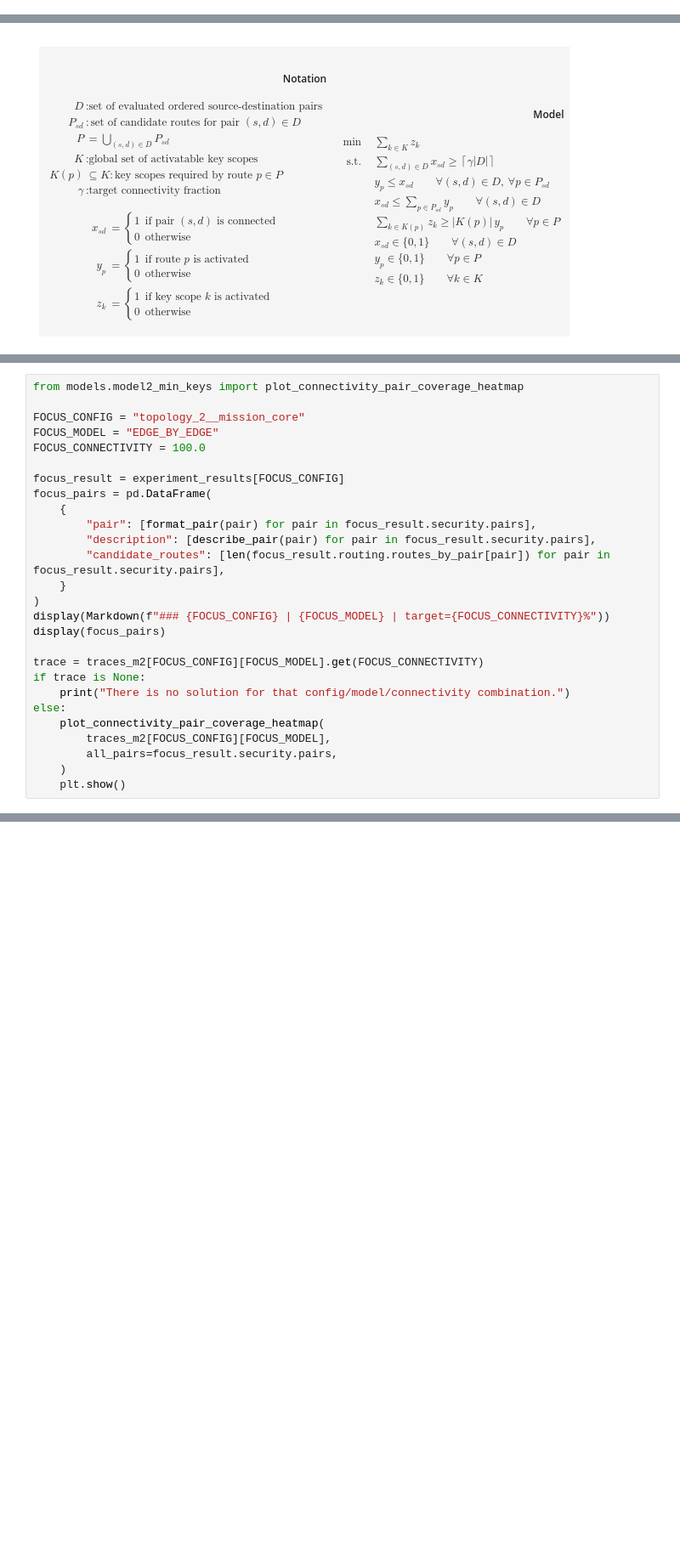
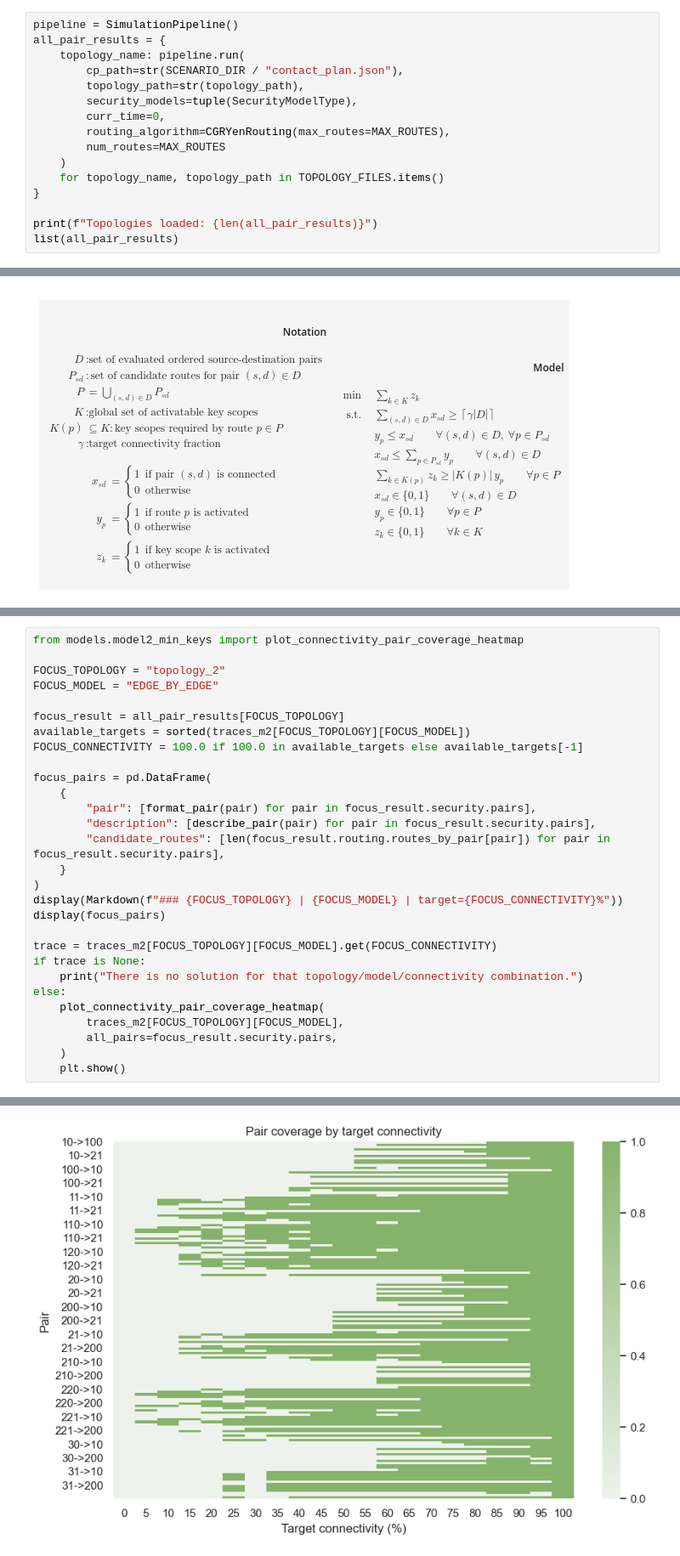
Before and after one commit to ramirofd/dtn-bpsec-pipeline, a Jupyter notebook: scenarios/wisee_nse2_lunar_communication/lunar_comm.ipynb, the cells around one changed output, grey strips where cells are left out. Shown at 85% size. Drawn from its saved outputs; the diff is of its cells as text; blank space fills up the shorter version.

```diff
--- a/scenarios/wisee_nse2_lunar_communication/lunar_comm.ipynb
+++ b/scenarios/wisee_nse2_lunar_communication/lunar_comm.ipynb
@@ -520,0 +121,16 @@ plt.show()
+# %%
+pipeline = SimulationPipeline()
+all_pair_results = {
+    topology_name: pipeline.run(
+        cp_path=str(SCENARIO_DIR / "contact_plan.json"),
+        topology_path=str(topology_path),
+        security_models=tuple(SecurityModelType),
+        curr_time=0,
+        routing_algorithm=CGRYenRouting(max_routes=MAX_ROUTES),
+        num_routes=MAX_ROUTES
+    )
+    for topology_name, topology_path in TOPOLOGY_FILES.items()
+}
+
+print(f"Topologies loaded: {len(all_pair_results)}")
+list(all_pair_results)
@@ -849,11 +358,13 @@ Use this cell to inspect a specific configuration with a pair table, available r
 # %%
 from models.model2_min_keys import plot_connectivity_pair_coverage_heatmap
 
-FOCUS_CONFIG = "topology_2__mission_core"
+FOCUS_TOPOLOGY = "topology_2"
 FOCUS_MODEL = "EDGE_BY_EDGE"
-FOCUS_CONNECTIVITY = 100.0
 
-focus_result = experiment_results[FOCUS_CONFIG]
+focus_result = all_pair_results[FOCUS_TOPOLOGY]
+available_targets = sorted(traces_m2[FOCUS_TOPOLOGY][FOCUS_MODEL])
+FOCUS_CONNECTIVITY = 100.0 if 100.0 in available_targets else available_targets[-1]
+
 focus_pairs = pd.DataFrame(
     {
         "pair": [format_pair(pair) for pair in focus_result.security.pairs],
@@ -861,15 +372,16 @@ focus_pairs = pd.DataFrame(
         "candidate_routes": [len(focus_result.routing.routes_by_pair[pair]) for pair in focus_result.security.pairs],
     }
 )
-display(Markdown(f"### {FOCUS_CONFIG} | {FOCUS_MODEL} | target={FOCUS_CONNECTIVITY}%"))
+display(Markdown(f"### {FOCUS_TOPOLOGY} | {FOCUS_MODEL} | target={FOCUS_CONNECTIVITY}%"))
 display(focus_pairs)
 
-trace = traces_m2[FOCUS_CONFIG][FOCUS_MODEL].get(FOCUS_CONNECTIVITY)
+trace = traces_m2[FOCUS_TOPOLOGY][FOCUS_MODEL].get(FOCUS_CONNECTIVITY)
 if trace is None:
-    print("There is no solution for that config/model/connectivity combination.")
+    print("There is no solution for that topology/model/connectivity combination.")
 else:
     plot_connectivity_pair_coverage_heatmap(
-        traces_m2[FOCUS_CONFIG][FOCUS_MODEL],
+        traces_m2[FOCUS_TOPOLOGY][FOCUS_MODEL],
         all_pairs=focus_result.security.pairs,
     )
     plt.show()
+# %% [output]
@@ -875,0 +402 @@ else:
+[figure, added]
```
Also changed, not shown: parts of 32 cells of this notebook, 15 other files.
